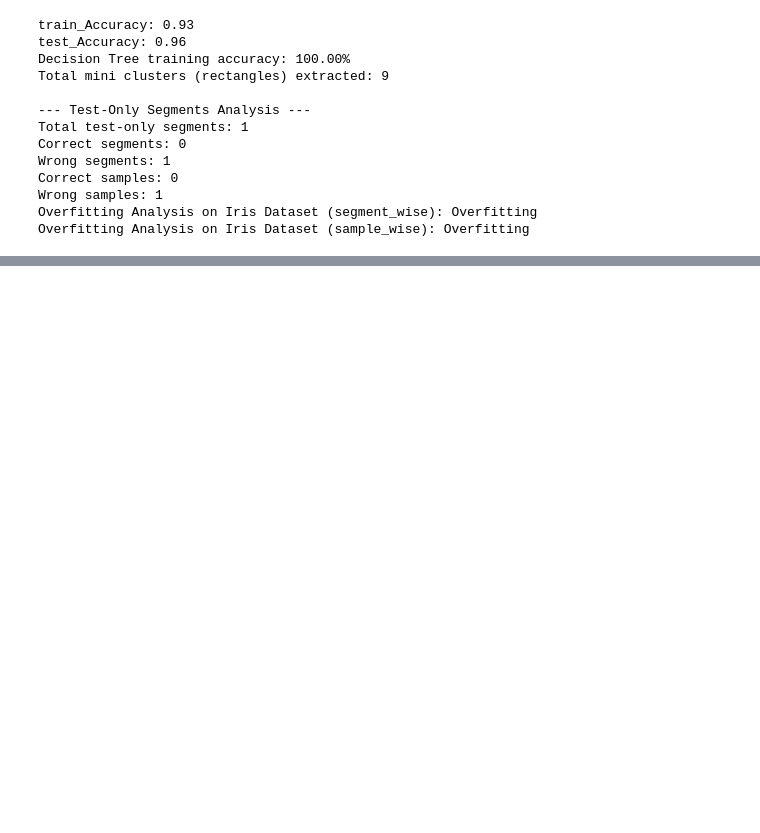
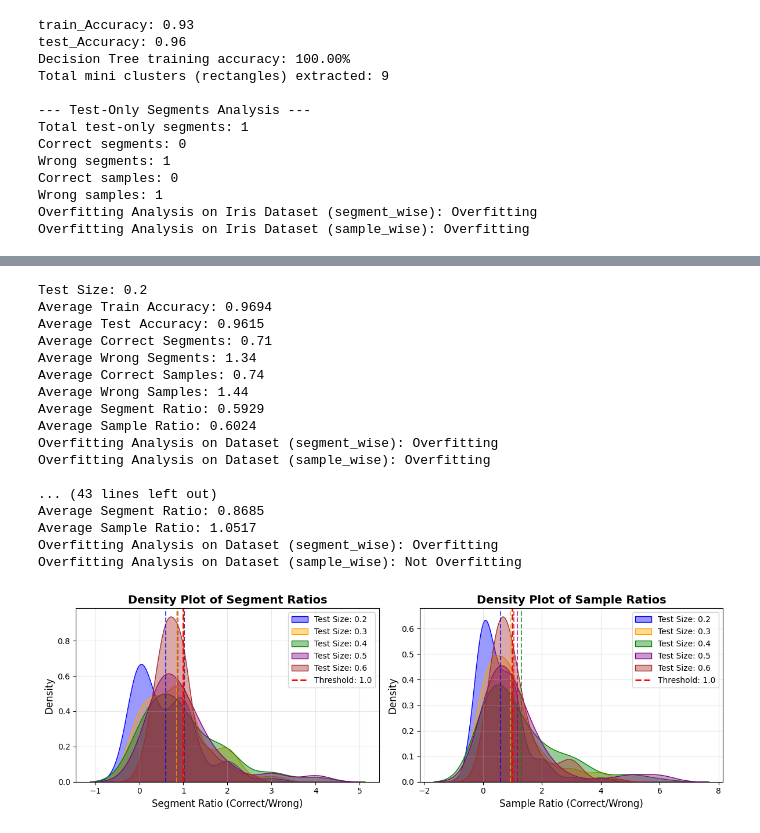
Before and after one commit to Mohammad-Shiblu/Dataset-Learning-Limit, a Jupyter notebook: notebooks/overfitting_analysis_segment_ratio.ipynb, the cells around one changed output, grey strips where cells are left out. Cells and saved outputs as stored; diff of their text form; code cells hidden in the pictures; blank space fills up the shorter version.

```diff
--- a/notebooks/overfitting_analysis_segment_ratio.ipynb
+++ b/notebooks/overfitting_analysis_segment_ratio.ipynb
@@ -279,9 +297,9 @@ df_wine = pd.read_csv("../data/continuous/winequality-red.csv", sep= ";")
 df_wine.rename(columns={'quality': 'class'}, inplace=True)
 label_encoder = LabelEncoder()
 df_wine['class'] = label_encoder.fit_transform(df_wine['class'])
-results = is_overfitting(df_wine, test_size=0.3, verbose=True)
-overfitting_info_segments = "Not Overfitting" if (results['correct_segments']/ results['wrong_segments'] > 0.5) else "Overfitting"
-overfitting_info_samples = "Not Overfitting" if (results['correct_samples']/ results['wrong_samples'] > 0.5) else "Overfitting"
+results = is_overfitting(df_wine, classifier_name="GaussianNB", test_size=0.3, verbose=True)
+overfitting_info_segments = "Not Overfitting" if (results['correct_segments']/ results['wrong_segments'] > 1) else "Overfitting"
+overfitting_info_samples = "Not Overfitting" if (results['correct_samples']/ results['wrong_samples'] > 1) else "Overfitting"
 print("Overfitting Analysis on wine-quality Dataset (segment_wise):", overfitting_info_segments)
 print("Overfitting Analysis on wine-quality Dataset (sample_wise):", overfitting_info_samples)
 # %% [output]
@@ -403,0 +409,22 @@ Overfitting Analysis on wine-quality Dataset (sample_wise): Overfitting
+# %%
+# Test on synthetic dataset or other datasets.
+analyze_overfitting_across_test_sizes(df, classifier_name="GaussianNB")
+# %% [output]
+Test Size: 0.2
+Average Train Accuracy: 0.9694
+Average Test Accuracy: 0.9615
+Average Correct Segments: 0.71
+Average Wrong Segments: 1.34
+Average Correct Samples: 0.74
+Average Wrong Samples: 1.44
+Average Segment Ratio: 0.5929
+Average Sample Ratio: 0.6024
+Overfitting Analysis on Dataset (segment_wise): Overfitting
+Overfitting Analysis on Dataset (sample_wise): Overfitting
+
+... (43 lines left out)
+Average Segment Ratio: 0.8685
+Average Sample Ratio: 1.0517
+Overfitting Analysis on Dataset (segment_wise): Overfitting
+Overfitting Analysis on Dataset (sample_wise): Not Overfitting
+[figure, added]
```
Also changed, not shown: parts of 10 cells of this notebook, 19 other files.
